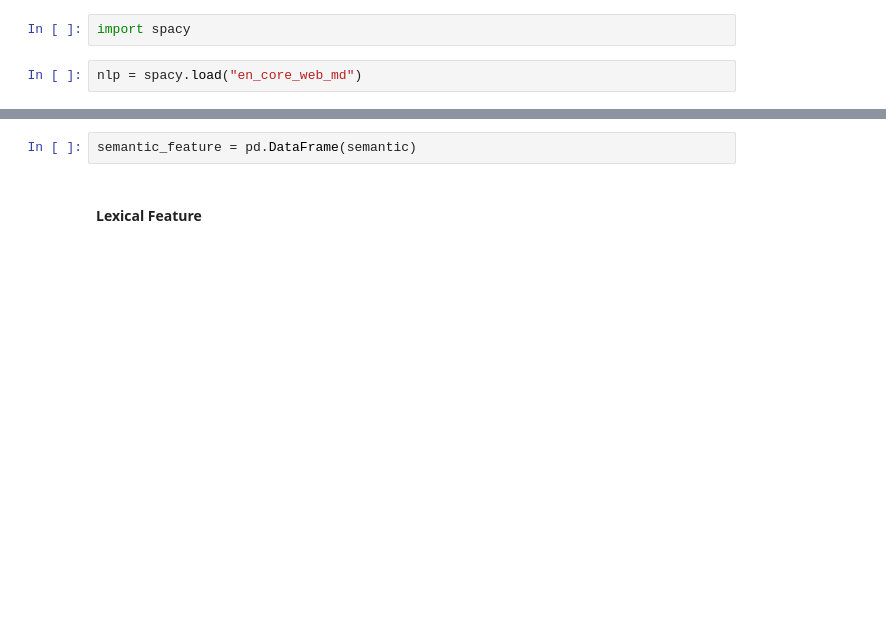
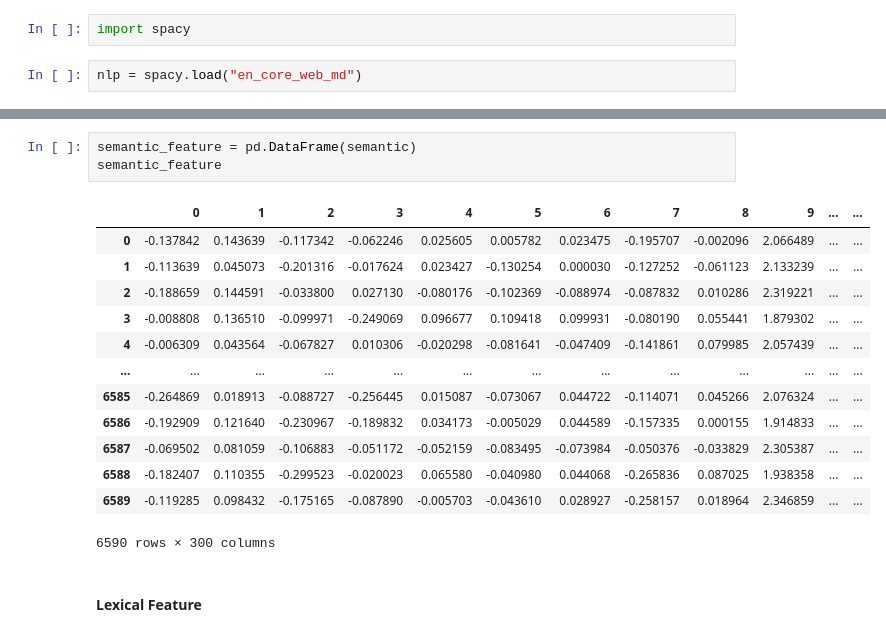
Before and after one commit to ZhEnLEK/Racism-detection, a Jupyter notebook: Feature_based_cyber_racism_detection_3_labels.ipynb, the cells around one changed output, grey strips where cells are left out. Cells and saved outputs as stored; diff of their text form; blank space fills up the shorter version.

```diff
--- a/Feature_based_cyber_racism_detection_3_labels.ipynb
+++ b/Feature_based_cyber_racism_detection_3_labels.ipynb
@@ -235,5 +202,20 @@ Wall time: 1min 43s
 # %%
 semantic_feature = pd.DataFrame(semantic)
+semantic_feature
+# %% [output]
+|  | 0 | 1 | 2 | 3 | 4 | 5 | 6 | 7 | 8 | 9 | ... | ... |
+| 0 | -0.137842 | 0.143639 | -0.117342 | -0.062246 | 0.025605 | 0.005782 | 0.023475 | -0.195707 | -0.002096 | 2.066489 | ... | ... |
+| 1 | -0.113639 | 0.045073 | -0.201316 | -0.017624 | 0.023427 | -0.130254 | 0.000030 | -0.127252 | -0.061123 | 2.133239 | ... | ... |
+| 2 | -0.188659 | 0.144591 | -0.033800 | 0.027130 | -0.080176 | -0.102369 | -0.088974 | -0.087832 | 0.010286 | 2.319221 | ... | ... |
+| 3 | -0.008808 | 0.136510 | -0.099971 | -0.249069 | 0.096677 | 0.109418 | 0.099931 | -0.080190 | 0.055441 | 1.879302 | ... | ... |
+| 4 | -0.006309 | 0.043564 | -0.067827 | 0.010306 | -0.020298 | -0.081641 | -0.047409 | -0.141861 | 0.079985 | 2.057439 | ... | ... |
+| ... | ... | ... | ... | ... | ... | ... | ... | ... | ... | ... | ... | ... |
+| 6585 | -0.264869 | 0.018913 | -0.088727 | -0.256445 | 0.015087 | -0.073067 | 0.044722 | -0.114071 | 0.045266 | 2.076324 | ... | ... |
+| 6586 | -0.192909 | 0.121640 | -0.230967 | -0.189832 | 0.034173 | -0.005029 | 0.044589 | -0.157335 | 0.000155 | 1.914833 | ... | ... |
+| 6587 | -0.069502 | 0.081059 | -0.106883 | -0.051172 | -0.052159 | -0.083495 | -0.073984 | -0.050376 | -0.033829 | 2.305387 | ... | ... |
+| 6588 | -0.182407 | 0.110355 | -0.299523 | -0.020023 | 0.065580 | -0.040980 | 0.044068 | -0.265836 | 0.087025 | 1.938358 | ... | ... |
+| 6589 | -0.119285 | 0.098432 | -0.175165 | -0.087890 | -0.005703 | -0.043610 | 0.028927 | -0.258157 | 0.018964 | 2.346859 | ... | ... |
+6590 rows × 300 columns
 # %% [markdown]
 #### Lexical Feature
 # %%
```
Also changed, not shown: parts of 59 cells of this notebook.
